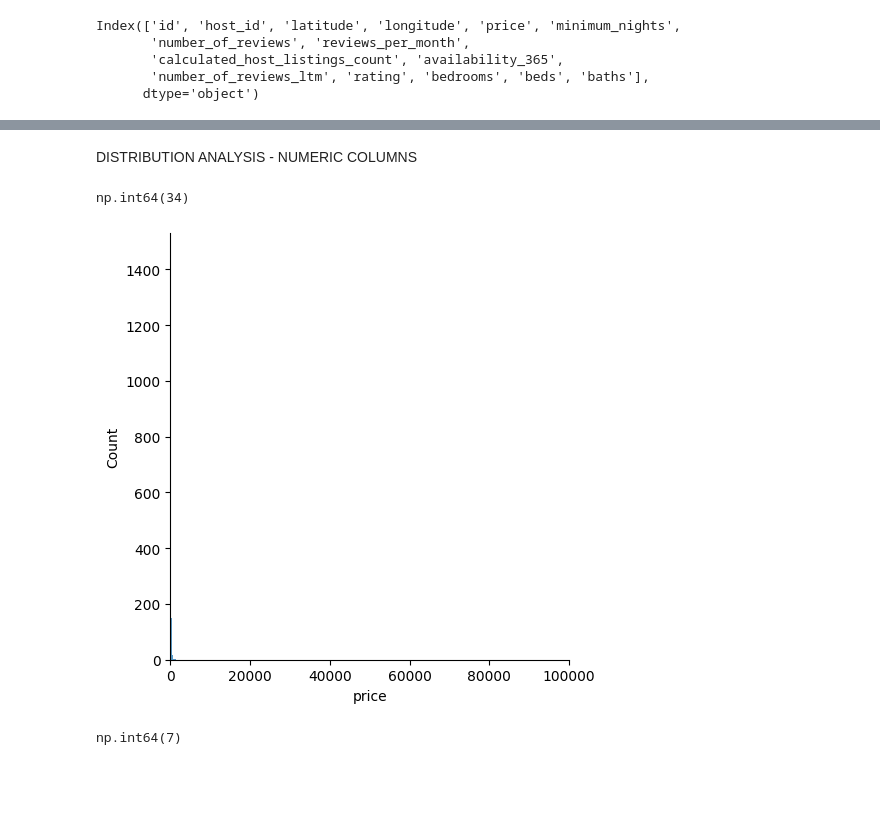
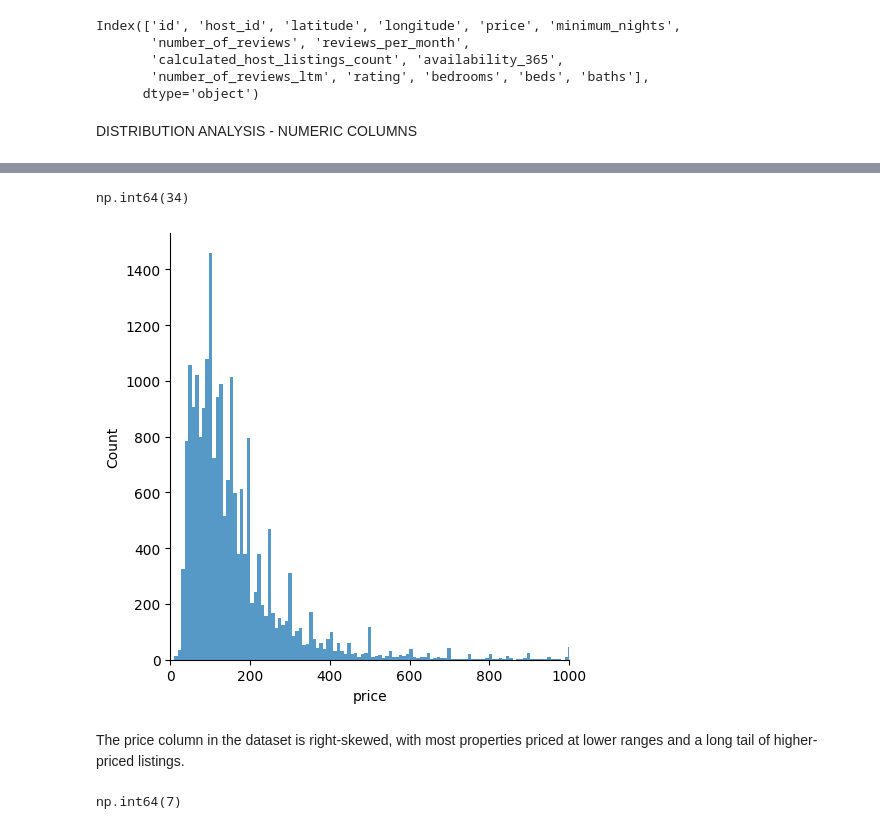
Before and after one commit to JesildaB/NEWYORK_AIRBNB_EDA-_FEATURE_ENGINEERING, a Jupyter notebook: USECASE_2_NEW.ipynb, the cells around one changed output, grey strips where cells are left out. Saved outputs shown, nothing was run; the diff lists cells and outputs as text; code cells hidden in the pictures; blank space fills up the shorter version.

```diff
--- a/USECASE_2_NEW.ipynb
+++ b/USECASE_2_NEW.ipynb
@@ -185,6 +201,8 @@ Index(['id', 'host_id', 'latitude', 'longitude', 'price', 'minimum_nights',
        'calculated_host_listings_count', 'availability_365',
        'number_of_reviews_ltm', 'rating', 'bedrooms', 'beds', 'baths'],
       dtype='object')
+# %% [markdown]
+DISTRIBUTION ANALYSIS - NUMERIC COLUMNS
 # %%
 df[numeric_col].describe()
 # %% [output]
@@ -197,19 +215,19 @@ df[numeric_col].describe()
 | 50% | 4.992852e+07 | 1.086990e+08 | 40.722890 | -73.949597 | 125.000000 | 30.000000 | 14.000000 | 0.650000 | ... |
 | 75% | 7.220000e+17 | 3.143997e+08 | 40.763106 | -73.917475 | 199.000000 | 30.000000 | 49.000000 | 1.800000 | ... |
 | max | 1.050000e+18 | 5.504035e+08 | 40.911147 | -73.713650 | 100000.000000 | 1250.000000 | 1865.000000 | 75.490000 | ... |
-# %% [markdown]
-DISTRIBUTION ANALYSIS - NUMERIC COLUMNS
 # %%
 df['price'].isnull().sum()
 # %% [output]
 np.int64(34)
 # %%
 sns.displot(df['price'])
-plt.xlim(0, 100000)
+plt.xlim(0, 1000)
 
 plt.show()
 # %% [output]
-[figure, old version]
+[figure, new version]
+# %% [markdown]
+The price column in the dataset is right-skewed, with most properties priced at lower ranges and a long tail of higher-priced listings.
 # %%
 df['minimum_nights'].isnull().sum()
 # %% [output]
```
Also changed, not shown: parts of 41 cells of this notebook.
